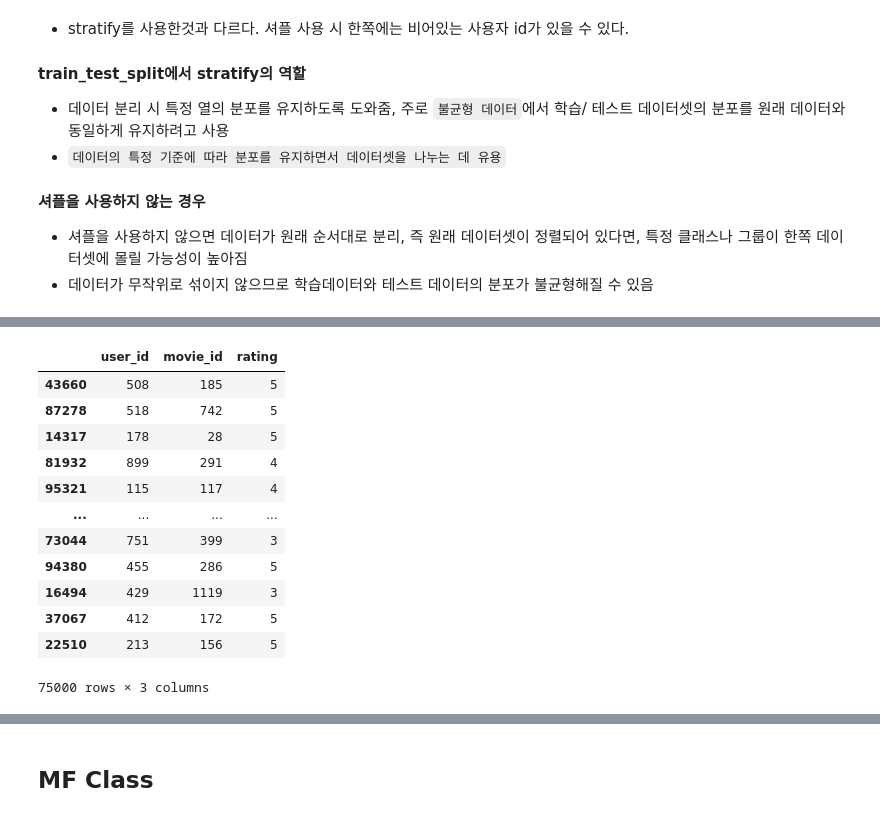
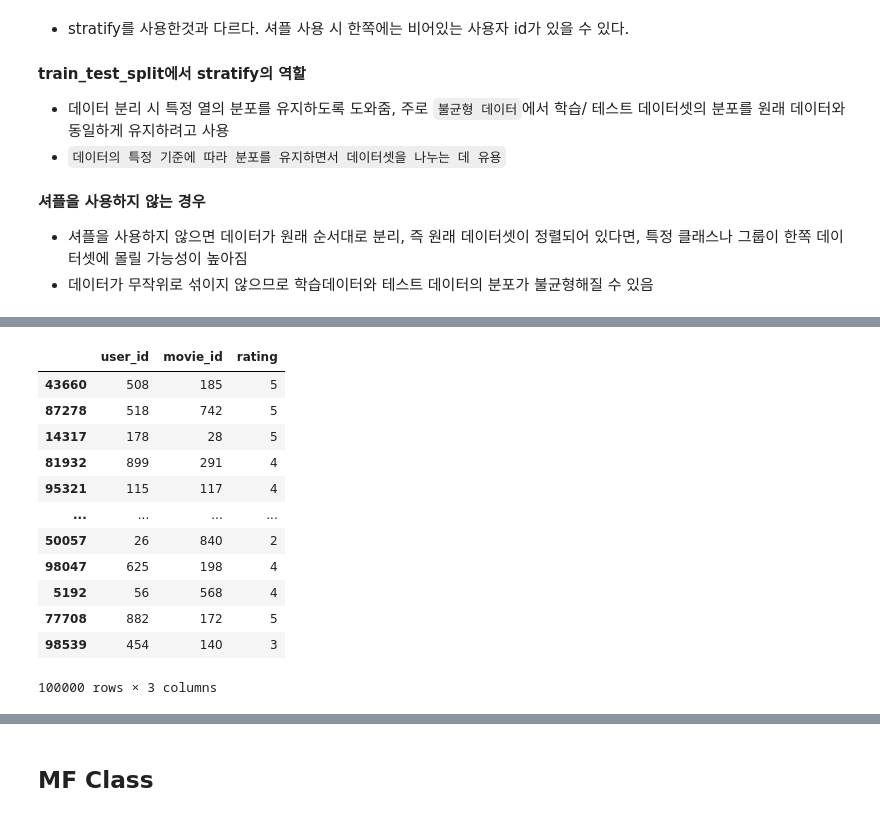
Before and after one commit to junhyeong7788/recommendation-system, a Jupyter notebook: information-filtering/collaborative-filtering/model-based/2_MF_accuracy_assessment.ipynb, the cells around one changed output, grey strips where cells are left out. Cells and saved outputs as stored; diff of their text form; code cells hidden in the pictures.

```diff
--- a/information-filtering/collaborative-filtering/model-based/2_MF_accuracy_assessment.ipynb
+++ b/information-filtering/collaborative-filtering/model-based/2_MF_accuracy_assessment.ipynb
@@ -113,16 +103,16 @@ ratings_test
-# %%
-ratings_train
-# %% [output]
-|  | user_id | movie_id | rating |
-| 43660 | 508 | 185 | 5 |
-| 87278 | 518 | 742 | 5 |
-| 14317 | 178 | 28 | 5 |
-| 81932 | 899 | 291 | 4 |
-| 95321 | 115 | 117 | 4 |
-| ... | ... | ... | ... |
-| 73044 | 751 | 399 | 3 |
-| 94380 | 455 | 286 | 5 |
-| 16494 | 429 | 1119 | 3 |
-| 37067 | 412 | 172 | 5 |
-| 22510 | 213 | 156 | 5 |
-75000 rows × 3 columns
+# %%
+ratings
+# %% [output]
+|  | user_id | movie_id | rating |
+| 43660 | 508 | 185 | 5 |
+| 87278 | 518 | 742 | 5 |
+| 14317 | 178 | 28 | 5 |
+| 81932 | 899 | 291 | 4 |
+| 95321 | 115 | 117 | 4 |
+| ... | ... | ... | ... |
+| 50057 | 26 | 840 | 2 |
+| 98047 | 625 | 198 | 4 |
+| 5192 | 56 | 568 | 4 |
+| 77708 | 882 | 172 | 5 |
+| 98539 | 454 | 140 | 3 |
+100000 rows × 3 columns
```
Also changed, not shown: parts of 10 cells of this notebook.
